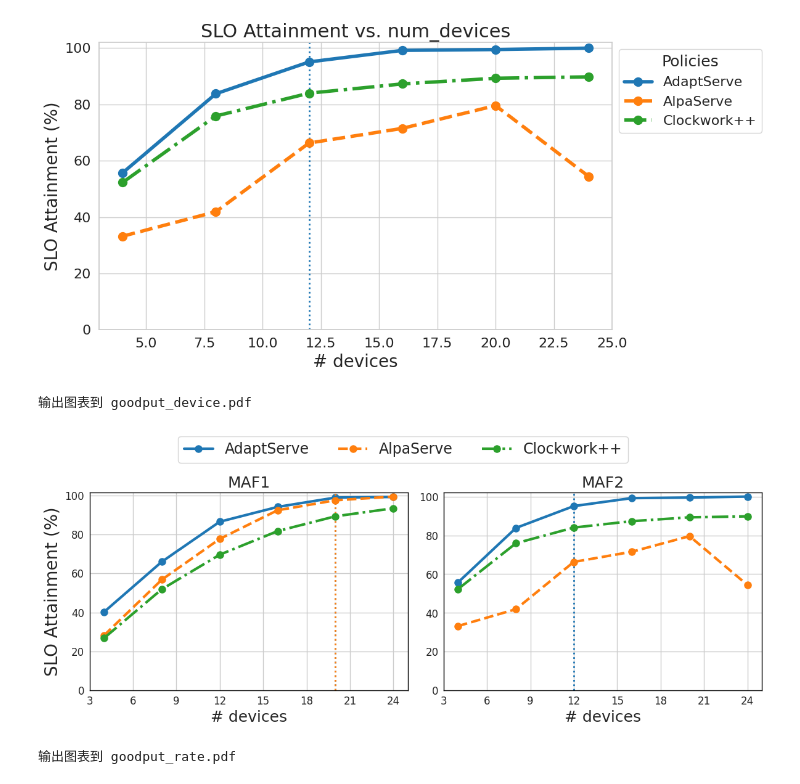
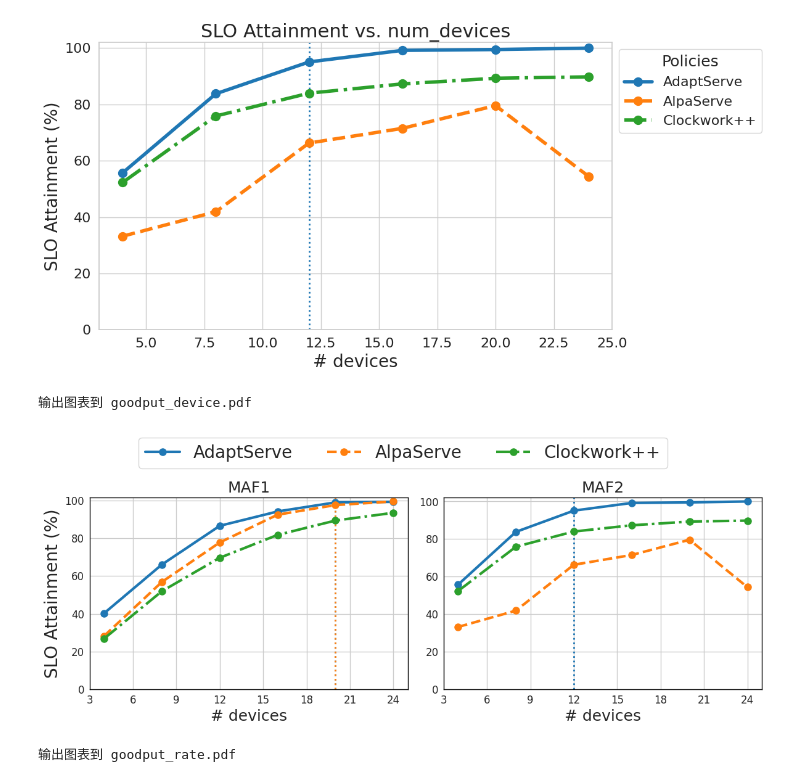
Before and after one commit to KevinCheung2259/mms, a Jupyter notebook: hpsc25_artifact/end2end/plot_end2end_result.ipynb, the cells around one changed output. Saved outputs shown, nothing was run; the diff lists cells and outputs as text; code cells hidden in the pictures.

```diff
--- a/hpsc25_artifact/end2end/plot_end2end_result.ipynb
+++ b/hpsc25_artifact/end2end/plot_end2end_result.ipynb
@@ -319,38 +319,38 @@ def plot_goodput_comparison(df, policies, target, arrival_process_list, threshol
 
     # 添加统一的图例在上方
     if plot_legend:
-        fig.legend(all_curves, all_legends, fontsize=17, title_fontsize=18, loc='upper center', ncol=len(policies))
+        fig.legend(all_curves, all_legends, fontsize=20, title_fontsize=25, loc='upper center', ncol=len(policies))
 
     # 调整布局，为图例留出空间
-    plt.tight_layout(rect=[0, 0, 1, 0.88])  # 为图例留出顶部空间
+    plt.tight_layout(rect=[0, 0, 1, 0.86])  # 为图例留出顶部空间
     fig.set_size_inches(fig_width, 5)
 
     # 保存并显示图形
     plt.savefig(output, bbox_inches='tight', dpi=300)  # 增加 dpi 提高清晰度
     print(f"输出图表到 {output}")
     plt.show()
 
 # 示例用法：
 # 假设您有一个 DataFrame `df` 和一个策略列表 `policies`
 # df = pd.DataFrame({...})
 # policies = ['policy1', 'policy2', 'policy3']
 
 # 调用函数绘制比较图
 plot_goodput_comparison(
     df=df,
     policies=['mp-search-sep', 'dqn-dynamic', 'sr-replace-600'],
     target='num_devices',
     arrival_process_list=['azure_v1', 'azure_v2'],
     threshold=0.95,
     increasing=True,
     xlabel='# devices',
     output='goodput_device.pdf',
     ybottom=0,
     plot_legend=True
 )
 # %% [output]
 输出图表到 goodput_device.pdf
-[figure, old version]
+[figure, new version]
 # %%
 rate_df = read_file('end2end_new/goodput_vs_rate.tsv')
 plot_goodput_comparison(
```
Also changed, not shown: parts of 1 cell of this notebook, 6 other files.
